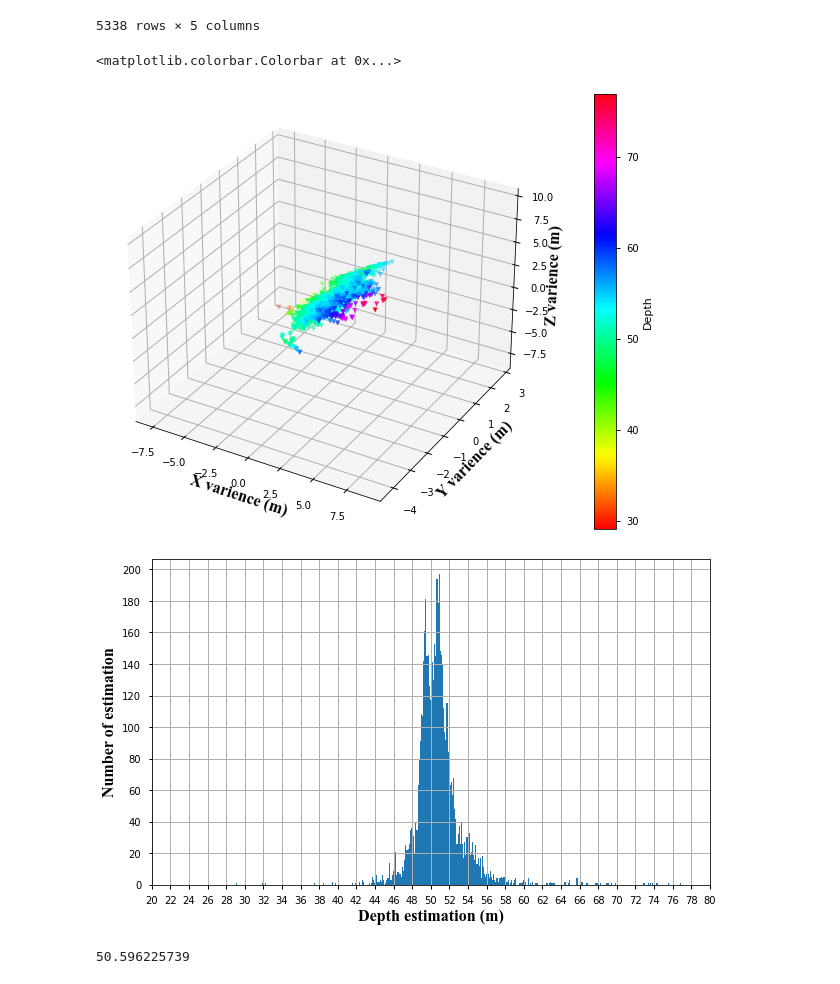
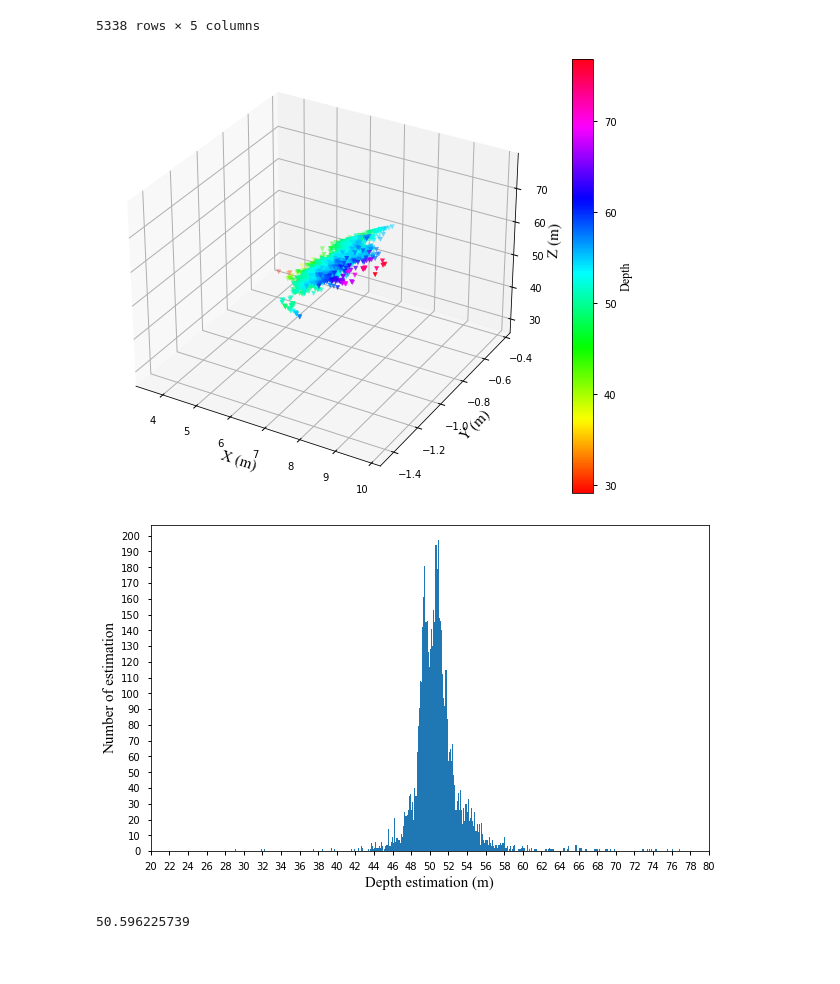
Before and after one commit to lee-shun/m300_depth_filter, a Jupyter notebook: m300_depth_filter/notebook/draw_depth_estimation_res_512.ipynb, the cells around one changed output. Saved outputs shown, nothing was run; the diff lists cells and outputs as text; code cells hidden in the pictures.

```diff
--- a/m300_depth_filter/notebook/draw_depth_estimation_res_512.ipynb
+++ b/m300_depth_filter/notebook/draw_depth_estimation_res_512.ipynb
@@ -26,7 +26,8 @@ from matplotlib import style
 from mpl_toolkits.mplot3d import Axes3D
 from matplotlib.pyplot import MultipleLocator
 # %%
-depth_whole = pd.read_csv("/home/ls/m300_depth_filter/m300_depth_data/m300_grabbed_data_1_51.2/depth_estimation.csv")
+data_set_path = "/home/ls/m300_depth_filter/m300_depth_data/m300_grabbed_data_1_51.2"
+depth_whole = pd.read_csv(data_set_path+"/depth_estimation.csv")
 depth_whole
 # %% [output]
 |  | index | x | y | z | Unnamed: 4 |
@@ -55,9 +56,13 @@ z = z[cond]
 index = index[cond]
 # %%
 font1 = {'family' : 'Times New Roman',
-'weight' : 'bold',
-'size'   : 16,
+'weight' : 'normal',
+'size'   : 15,
 }
+font2 = {'family' : 'Times New Roman',
+'weight' : 'normal',
+'size'   : 12,
+}
 # %%
 def standardization(data):
     mu = np.mean(data, axis=0)
@@ -66,23 +71,24 @@ def standardization(data):
 # %%
 style.use('seaborn-notebook')
 
-fig = plt.figure(figsize=[20,8])
+fig = plt.figure(figsize=[12,8])
 ax = fig.gca(projection='3d')
 
-p2 = ax.scatter3D(standardization(x), standardization(y), standardization(z), marker = "v", c=z, cmap="hsv")
+p2 = ax.scatter3D(x, y, z, marker = "v", c=z, cmap="hsv")
 
-ax.set_xlabel('X varience (m)', font=font1) # 画出坐标轴
-ax.set_ylabel('Y varience (m)', font=font1)
-ax.set_zlabel('Z varience (m)', font=font1)
-fig.colorbar(p2,label="Depth")
+ax.set_xlabel('X (m)', font=font1) # 画出坐标轴
+ax.set_ylabel('Y (m)', font=font1)
+ax.set_zlabel('Z (m)', font=font1)
+cb = fig.colorbar(p2)
+cb.set_label(label="Depth", font=font2)
+fig.savefig(data_set_path+'/3d_points.pdf')
 # %% [output]
-<matplotlib.colorbar.Colorbar at 0x...>
-[figure, old version]
+[figure, new version]
 # %%
 fig = plt.figure(figsize=[10,6])
 ax = fig.gca()
 x_major_locator=MultipleLocator(2)
-y_major_locator=MultipleLocator(20)
+y_major_locator=MultipleLocator(10)
 ax.xaxis.set_major_locator(x_major_locator)
 ax.yaxis.set_major_locator(y_major_locator)
 plt.xlim(20,80)
@@ -91,11 +97,12 @@ n, bins_limits, patches = plt.hist(z, bins=400)
 
 plt.xlabel('Depth estimation (m)', font1)
 plt.ylabel('Number of estimation', font1)
-plt.grid()
+# plt.grid()
 # plt.legend(prop=font2)
 plt.show()
+fig.savefig(data_set_path+'/hist_points.pdf')
 # %% [output]
-[figure, old version]
+[figure, new version]
 # %%
 # find the mid value
 sort_z = np.sort(z)
```
Also changed, not shown: parts of 1 cell of this notebook, 8 other files.
